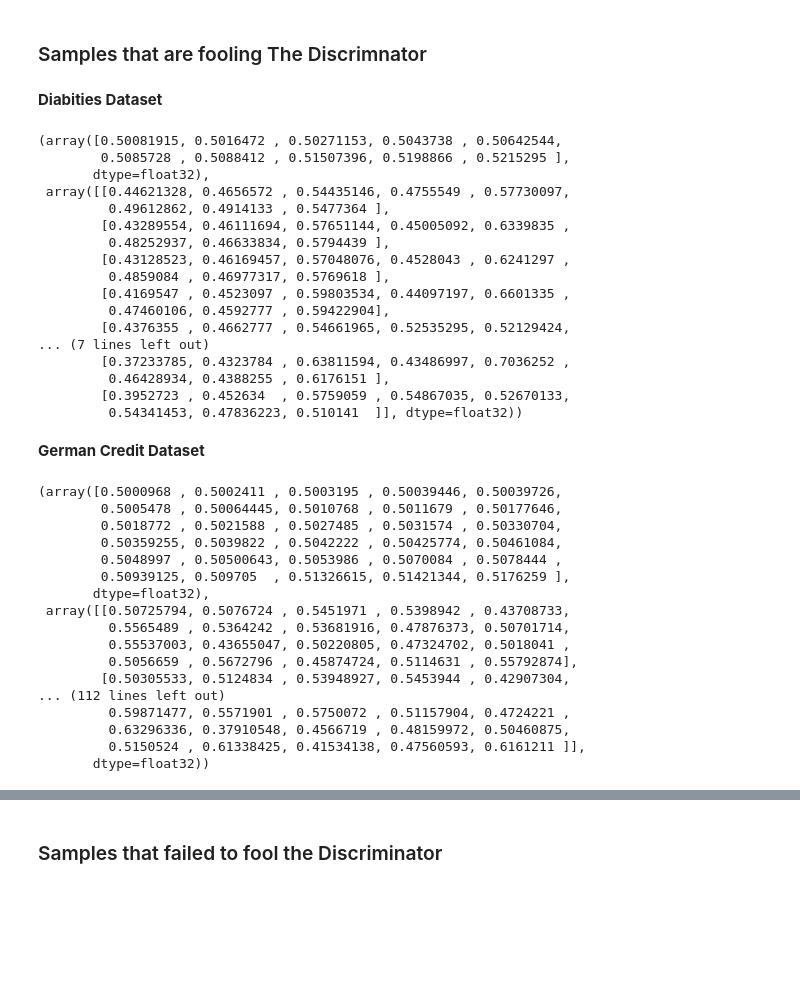
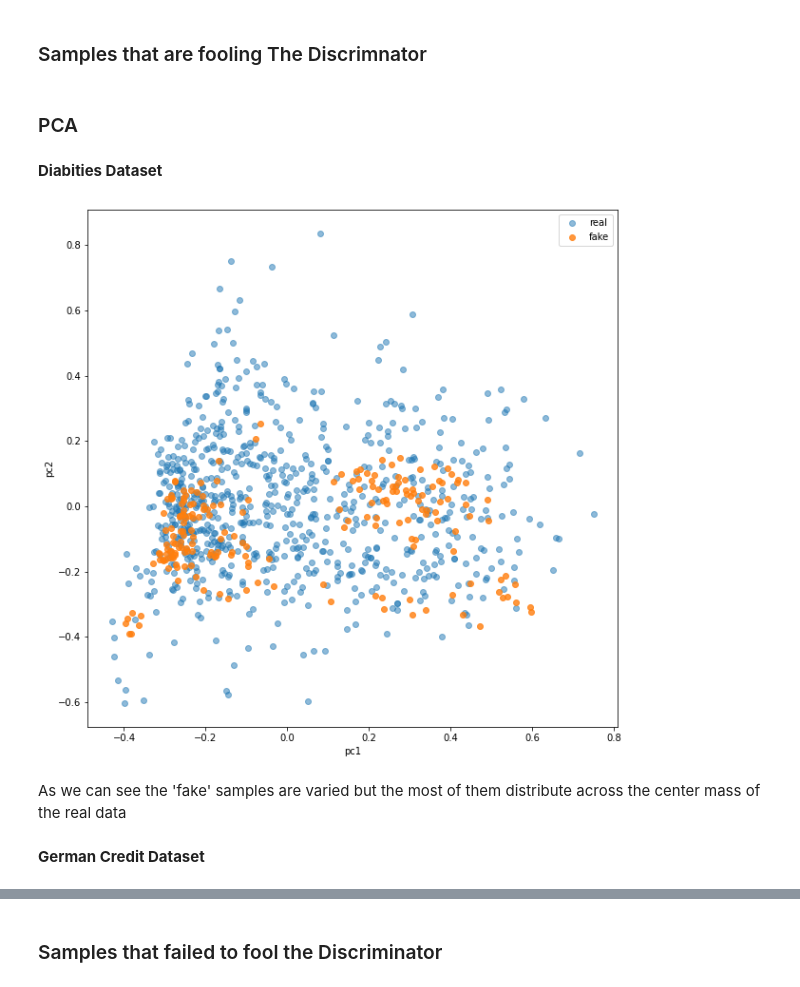
Before and after one commit to Naorko/gan-tf, a Jupyter notebook: gans.ipynb, the cells around one changed output, grey strips where cells are left out. Drawn from its saved outputs; the diff is of its cells as text; code cells hidden in the pictures; blank space fills up the shorter version.

```diff
--- a/gans.ipynb
+++ b/gans.ipynb
@@ -353,58 +379,48 @@ def get_samples(num_fools, generator, discriminator, noise_dim=5, fool=True):
     disc_pred, generated_samples = disc_pred.numpy(), generated_samples.numpy()
 
     if fool:
-        cond = disc_pred >= 0.5
+        cond = disc_pred >= 0.495
         disc_pred_filtered = disc_pred[cond]
         samples_idx = np.argsort(disc_pred_filtered)[-num_fools:]
     else:
-        cond = disc_pred < 0.5
+        cond = disc_pred < 0.505
         disc_pred_filtered = disc_pred[cond]
         samples_idx = np.argsort(disc_pred_filtered)[:num_fools]
 
     return disc_pred_filtered[samples_idx], generated_samples[(cond).reshape(-1), :][samples_idx, :]
+# %% [markdown]
+### PCA
+# %%
+def pca_visualization(real_data, fake_data):
+    pca = PCA(n_components=2)
+
+
+    principalComponents_real = pca.fit_transform(real_data)
+    principalComponents_fake = pca.transform(fake_data)
+
+    principalDf_real = pd.DataFrame(data = principalComponents_real, columns = ['pc1', 'pc2'])
+    principalDf_fake = pd.DataFrame(data = principalComponents_fake, columns = ['pc1', 'pc2'])
+
+    plt.figure(figsize=(10, 10))
+    handles =  [None, None]
+    handles[0] = plt.plot(principalDf_real['pc1'],principalDf_real['pc2'],  '.', alpha=0.5, markersize=12)[0]
+    handles[1] = plt.plot(principalDf_fake['pc1'],principalDf_fake['pc2'], '.', markersize=12, alpha=0.8)[0]
+
+    plt.xlabel('pc1')
+    plt.ylabel('pc2')
+    plt.legend(handles, ['real', 'fake'])
+    plt.show()
 # %% [markdown]
 **Diabities Dataset**
 # %%
-fooled = get_samples(10, generator_diab, discriminator_diab, noise_dim=5, fool=True)
-fooled
+fooled_diab = get_samples(200, generator_diab, discriminator_diab, noise_dim=5, fool=True)
-# %% [output]
-(array([0.50081915, 0.5016472 , 0.50271153, 0.5043738 , 0.50642544,
-        0.5085728 , 0.5088412 , 0.51507396, 0.5198866 , 0.5215295 ],
-       dtype=float32),
- array([[0.44621328, 0.4656572 , 0.54435146, 0.4755549 , 0.57730097,
-         0.49612862, 0.4914133 , 0.5477364 ],
-        [0.43289554, 0.46111694, 0.57651144, 0.45005092, 0.6339835 ,
-         0.48252937, 0.46633834, 0.5794439 ],
-        [0.43128523, 0.46169457, 0.57048076, 0.4528043 , 0.6241297 ,
-         0.4859084 , 0.46977317, 0.5769618 ],
-        [0.4169547 , 0.4523097 , 0.59803534, 0.44097197, 0.6601335 ,
-         0.47460106, 0.4592777 , 0.59422904],
-        [0.4376355 , 0.4662777 , 0.54661965, 0.52535295, 0.52129424,
-... (7 lines left out)
-        [0.37233785, 0.4323784 , 0.63811594, 0.43486997, 0.7036252 ,
-         0.46428934, 0.4388255 , 0.6176151 ],
-        [0.3952723 , 0.452634  , 0.5759059 , 0.54867035, 0.52670133,
-         0.54341453, 0.47836223, 0.510141  ]], dtype=float32))
+# %%
+pca_visualization(diab_x, fooled_diab[1])
+# %% [output]
+[figure, added]
+# %% [markdown]
+As we can see the 'fake' samples are varied but the most of them distribute across the center mass of the real data
 # %% [markdown]
 **German Credit Dataset**
 # %%
-fooled = get_samples(100, generator_cred, discriminator_cred, noise_dim=5, fool=True)
-fooled
+fooled_cred = get_samples(40, generator_cred, discriminator_cred, noise_dim=5, fool=True)
-# %% [output]
-(array([0.5000968 , 0.5002411 , 0.5003195 , 0.50039446, 0.50039726,
-        0.5005478 , 0.50064445, 0.5010768 , 0.5011679 , 0.50177646,
-        0.5018772 , 0.5021588 , 0.5027485 , 0.5031574 , 0.50330704,
-        0.50359255, 0.5039822 , 0.5042222 , 0.50425774, 0.50461084,
-        0.5048997 , 0.50500643, 0.5053986 , 0.5070084 , 0.5078444 ,
-        0.50939125, 0.509705  , 0.51326615, 0.51421344, 0.5176259 ],
-       dtype=float32),
- array([[0.50725794, 0.5076724 , 0.5451971 , 0.5398942 , 0.43708733,
-         0.5565489 , 0.5364242 , 0.53681916, 0.47876373, 0.50701714,
-         0.55537003, 0.43655047, 0.50220805, 0.47324702, 0.5018041 ,
-         0.5056659 , 0.5672796 , 0.45874724, 0.5114631 , 0.55792874],
-        [0.50305533, 0.5124834 , 0.53948927, 0.5453944 , 0.42907304,
-... (112 lines left out)
-         0.59871477, 0.5571901 , 0.5750072 , 0.51157904, 0.4724221 ,
-         0.63296336, 0.37910548, 0.4566719 , 0.48159972, 0.50460875,
-         0.5150524 , 0.61338425, 0.41534138, 0.47560593, 0.6161211 ]],
-       dtype=float32))
```
Also changed, not shown: parts of 24 cells of this notebook.
